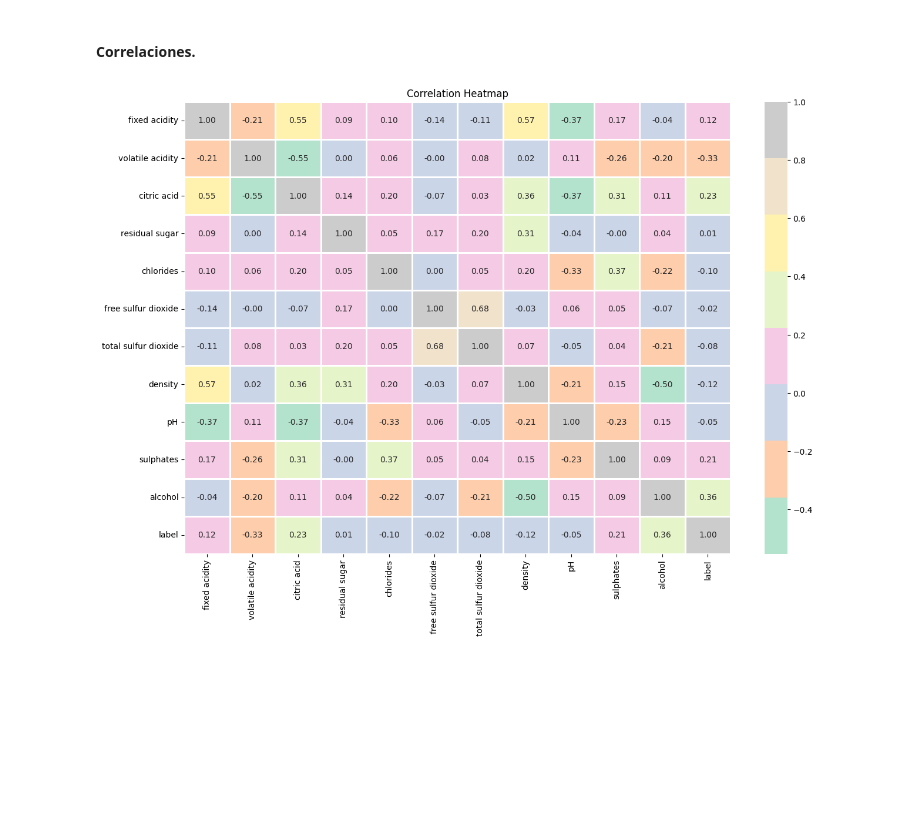
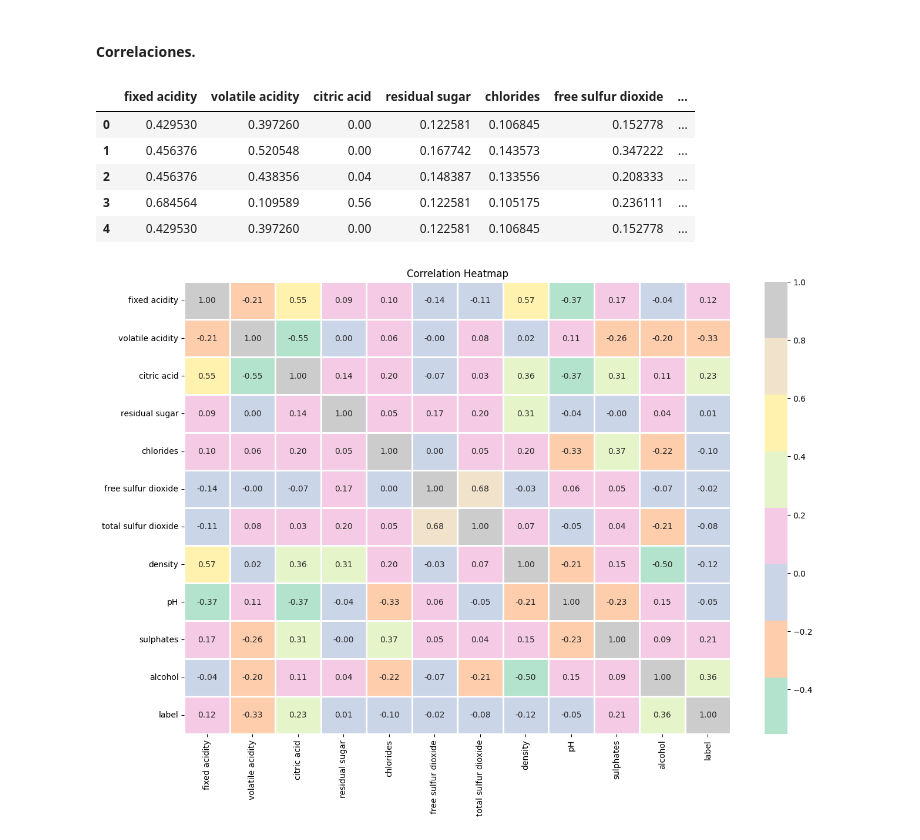
Before and after one commit to 4GeeksAcademy/k_nearest_neighbors_BBRH, a Jupyter notebook: src/k_nearest_neighbors_explore.ipynb, the cells around one changed output. Saved outputs shown, nothing was run; the diff lists cells and outputs as text; code cells hidden in the pictures; blank space fills up the shorter version.

Commit message:
added normalized data

```diff
--- a/src/k_nearest_neighbors_explore.ipynb
+++ b/src/k_nearest_neighbors_explore.ipynb
@@ -192,5 +192,26 @@ sns.pairplot(df)
 Para buscar la posible correlación entre variables, se normalizarán los datos:
 # %% [markdown]
 #### Correlaciones.
+# %%
+from sklearn.preprocessing import MinMaxScaler
+import numpy as np
+import pandas as pd
+
+scaler = MinMaxScaler()
+# Se separa la variable target, pues esta no debe normalizarse
+label_data = df['label']
+data = df.drop(columns=['label'])
+# Normalización de la data
+normalized_data = pd.DataFrame(scaler.fit_transform(data), columns=data.columns)
+normalized_data['label'] = pd.Series(label_data)
+# %%
+normalized_data.head()
+# %% [output]
+|  | fixed acidity | volatile acidity | citric acid | residual sugar | chlorides | free sulfur dioxide | ... |
+| 0 | 0.429530 | 0.397260 | 0.00 | 0.122581 | 0.106845 | 0.152778 | ... |
+| 1 | 0.456376 | 0.520548 | 0.00 | 0.167742 | 0.143573 | 0.347222 | ... |
+| 2 | 0.456376 | 0.438356 | 0.04 | 0.148387 | 0.133556 | 0.208333 | ... |
+| 3 | 0.684564 | 0.109589 | 0.56 | 0.122581 | 0.105175 | 0.236111 | ... |
+| 4 | 0.429530 | 0.397260 | 0.00 | 0.122581 | 0.106845 | 0.152778 | ... |
 # %%
 plt.figure(figsize=(15, 10))
```
Also changed, not shown: parts of 6 cells of this notebook.
